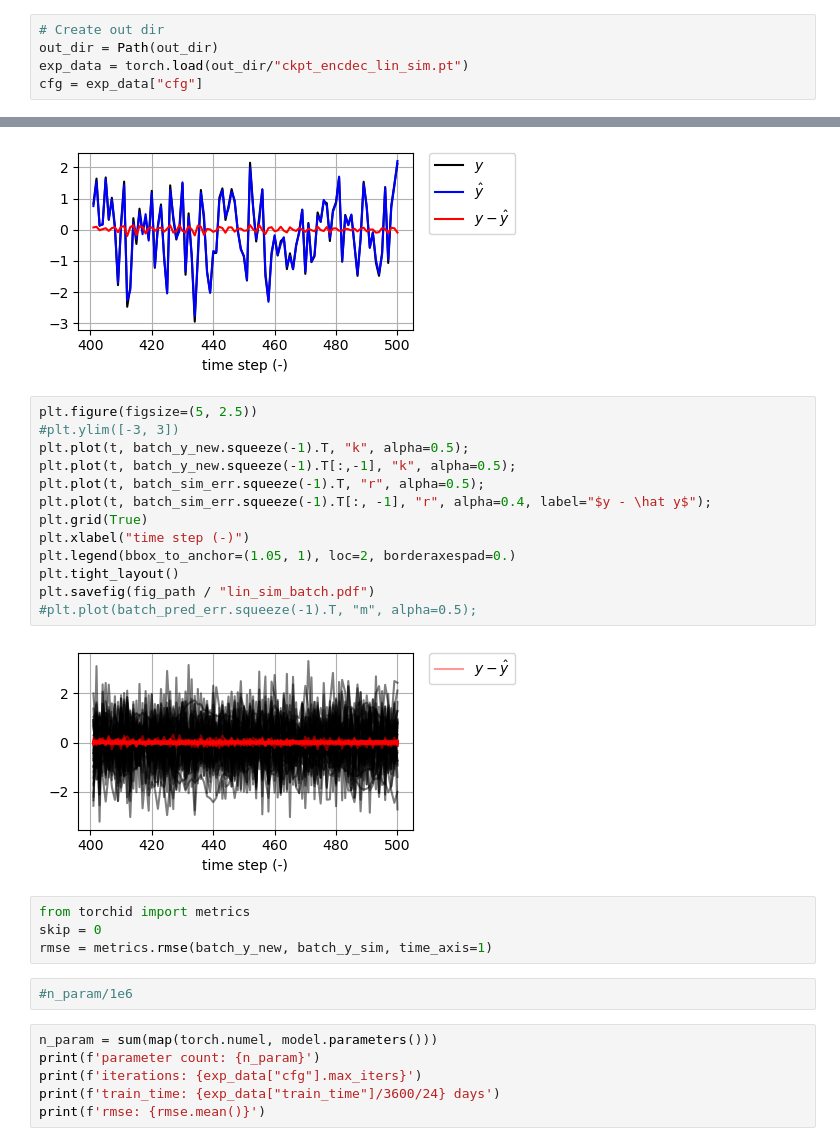
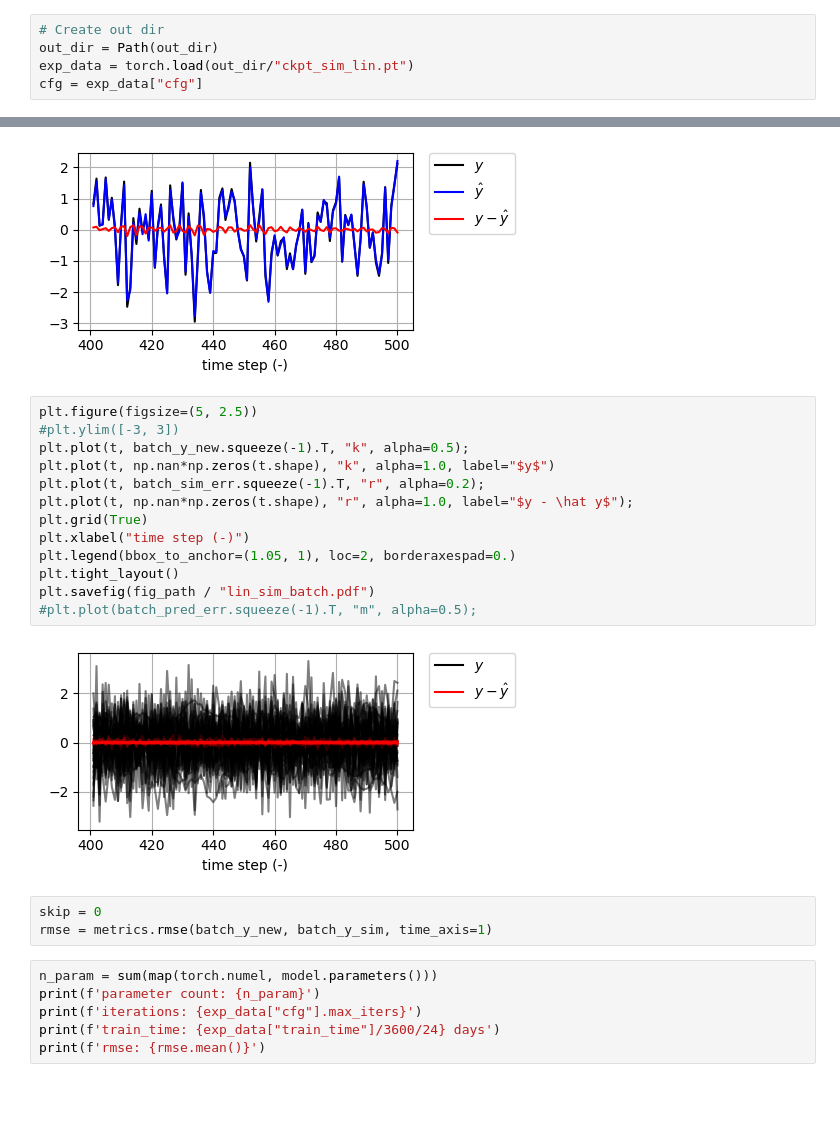
Before and after one commit to forgi86/sysid-transformers, a Jupyter notebook: notebooks/test_sim_lin.ipynb, the cells around one changed output, grey strips where cells are left out. Cells and saved outputs as stored; diff of their text form; blank space fills up the shorter version.

```diff
--- a/notebooks/test_sim_lin.ipynb
+++ b/notebooks/test_sim_lin.ipynb
@@ -45,7 +46,7 @@ torch.set_float32_matmul_precision("high")
 # %%
 # Create out dir
 out_dir = Path(out_dir)
-exp_data = torch.load(out_dir/"ckpt_encdec_lin_sim.pt")
+exp_data = torch.load(out_dir/"ckpt_sim_lin.pt")
 cfg = exp_data["cfg"]
 # %%
 seq_len = cfg.seq_len_ctx + cfg.seq_len_new
@@ -96,24 +97,21 @@ plt.savefig(fig_path / "lin_sim_single.pdf")
 # %%
 plt.figure(figsize=(5, 2.5))
 #plt.ylim([-3, 3])
 plt.plot(t, batch_y_new.squeeze(-1).T, "k", alpha=0.5);
-plt.plot(t, batch_y_new.squeeze(-1).T[:,-1], "k", alpha=0.5);
-plt.plot(t, batch_sim_err.squeeze(-1).T, "r", alpha=0.5);
-plt.plot(t, batch_sim_err.squeeze(-1).T[:, -1], "r", alpha=0.4, label="$y - \hat y$");
+plt.plot(t, np.nan*np.zeros(t.shape), "k", alpha=1.0, label="$y$")
+plt.plot(t, batch_sim_err.squeeze(-1).T, "r", alpha=0.2);
+plt.plot(t, np.nan*np.zeros(t.shape), "r", alpha=1.0, label="$y - \hat y$");
 plt.grid(True)
 plt.xlabel("time step (-)")
 plt.legend(bbox_to_anchor=(1.05, 1), loc=2, borderaxespad=0.)
 plt.tight_layout()
 plt.savefig(fig_path / "lin_sim_batch.pdf")
 #plt.plot(batch_pred_err.squeeze(-1).T, "m", alpha=0.5);
 # %% [output]
-[figure, old version]
+[figure, new version]
 # %%
-from torchid import metrics
 skip = 0
 rmse = metrics.rmse(batch_y_new, batch_y_sim, time_axis=1)
-# %%
-#n_param/1e6
 # %%
 n_param = sum(map(torch.numel, model.parameters()))
 print(f'parameter count: {n_param}')
```
Also changed, not shown: parts of 1 cell of this notebook, 5 other files.
